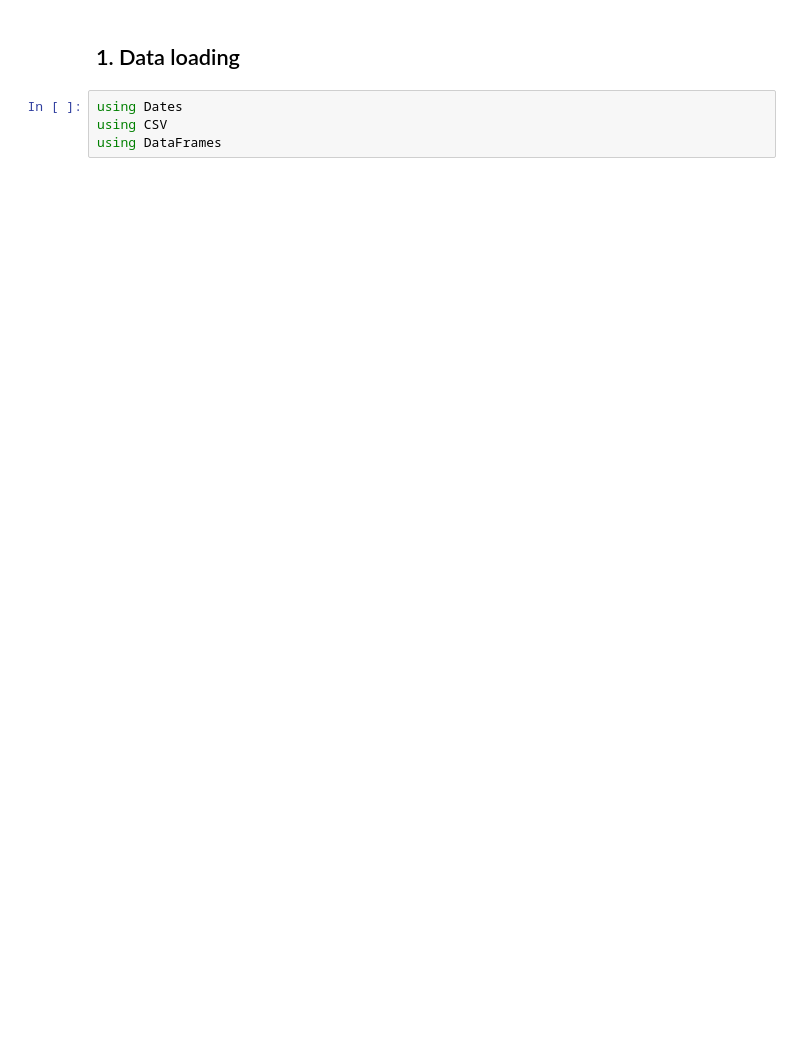
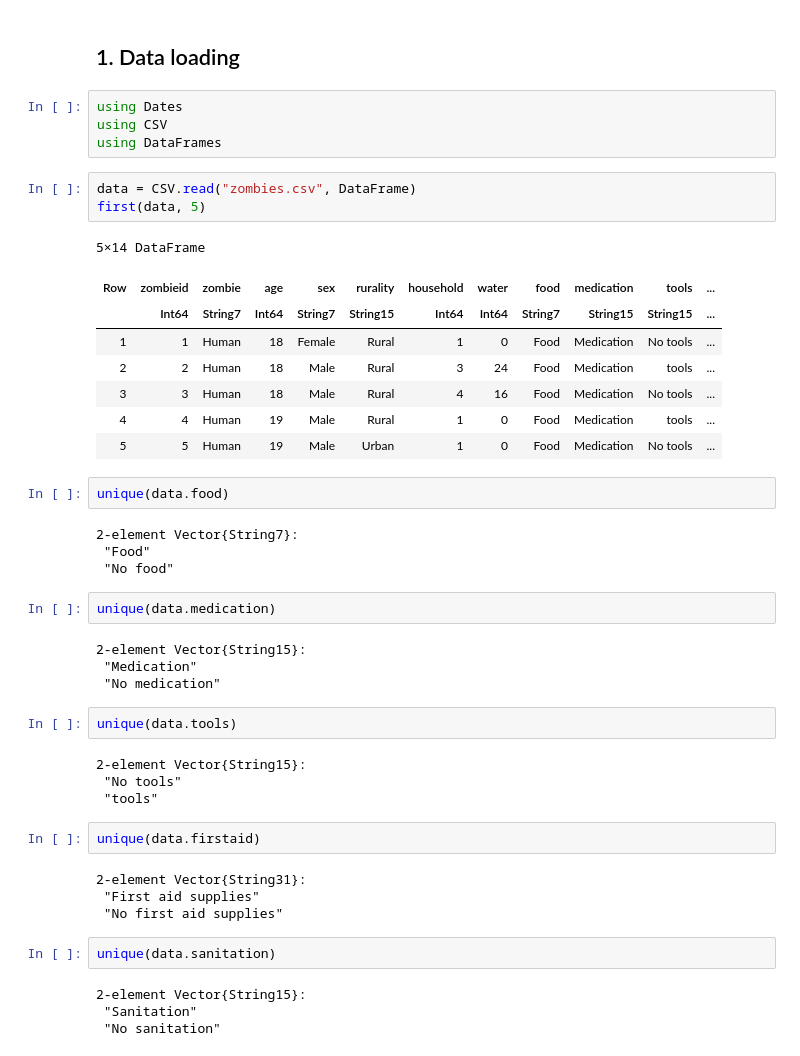
Before and after one commit to ddojo/ddojo.github.io, a Jupyter notebook: sessions/31_zombies/julia.ipynb, the cells around one changed output. Cells and saved outputs as stored; diff of their text form; blank space fills up the shorter version.

```diff
--- a/sessions/31_zombies/julia.ipynb
+++ b/sessions/31_zombies/julia.ipynb
@@ -50,3 +50,45 @@ Random.seed!(42)
 using Dates
 using CSV
 using DataFrames
+# %%
+data = CSV.read("zombies.csv", DataFrame)
+first(data, 5)
+# %% [output]
+5×14 DataFrame
+| Row | zombieid | zombie | age | sex | rurality | household | water | food | medication | tools | ... |
+|  | Int64 | String7 | Int64 | String7 | String15 | Int64 | Int64 | String7 | String15 | String15 | ... |
+| 1 | 1 | Human | 18 | Female | Rural | 1 | 0 | Food | Medication | No tools | ... |
+| 2 | 2 | Human | 18 | Male | Rural | 3 | 24 | Food | Medication | tools | ... |
+| 3 | 3 | Human | 18 | Male | Rural | 4 | 16 | Food | Medication | No tools | ... |
+| 4 | 4 | Human | 19 | Male | Rural | 1 | 0 | Food | Medication | tools | ... |
+| 5 | 5 | Human | 19 | Male | Urban | 1 | 0 | Food | Medication | No tools | ... |
+# %%
+unique(data.food)
+# %% [output]
+2-element Vector{String7}:
+ "Food"
+ "No food"
+# %%
+unique(data.medication)
+# %% [output]
+2-element Vector{String15}:
+ "Medication"
+ "No medication"
+# %%
+unique(data.tools)
+# %% [output]
+2-element Vector{String15}:
+ "No tools"
+ "tools"
+# %%
+unique(data.firstaid)
+# %% [output]
+2-element Vector{String31}:
+ "First aid supplies"
+ "No first aid supplies"
+# %%
+unique(data.sanitation)
+# %% [output]
+2-element Vector{String15}:
+ "Sanitation"
+ "No sanitation"
```
Also changed, not shown: parts of 16 cells of this notebook, 1 other file.
